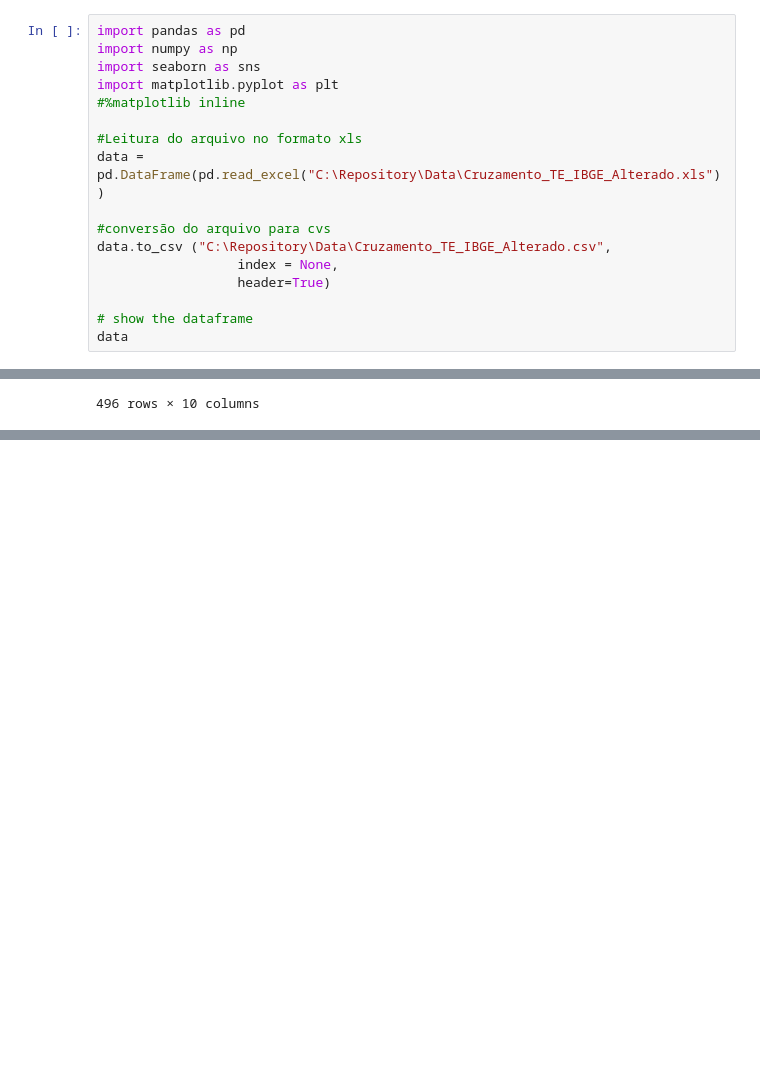
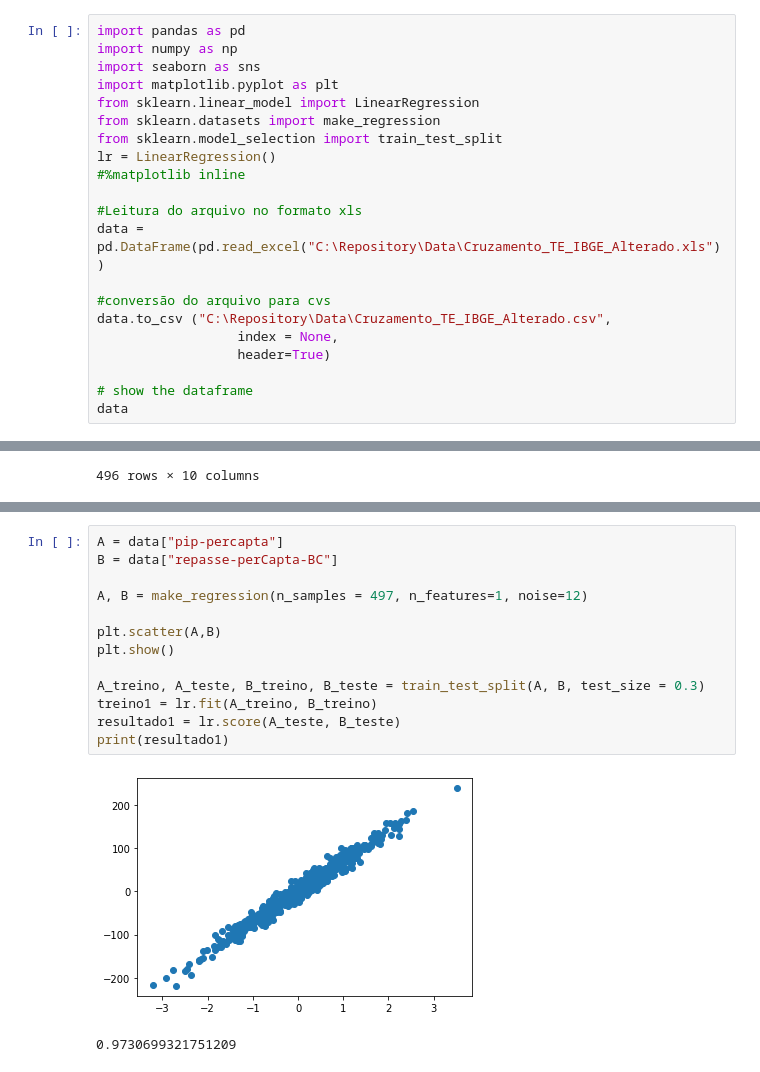
Before and after one commit to ProjectToDesenv/PosGraduacao2021-algorithms-DSM4, a Jupyter notebook: Tributacao_ICMS_RS.ipynb, the cells around one changed output, grey strips where cells are left out. Drawn from its saved outputs; the diff is of its cells as text; blank space fills up the shorter version.

Commit message:
inclusão de novos treinos

```diff
--- a/Tributacao_ICMS_RS.ipynb
+++ b/Tributacao_ICMS_RS.ipynb
@@ -7,6 +7,10 @@ import pandas as pd
 import numpy as np
 import seaborn as sns
 import matplotlib.pyplot as plt
+from sklearn.linear_model import LinearRegression
+from sklearn.datasets import make_regression
+from sklearn.model_selection import train_test_split
+lr = LinearRegression()
 #%matplotlib inline
 
 #Leitura do arquivo no formato xls
@@ -62 +66,17 @@ pip-percapta-2018            0
 dtype: int64
+# %%
+A = data["pip-percapta"]
+B = data["repasse-perCapta-BC"]
+
+A, B = make_regression(n_samples = 497, n_features=1, noise=12)
+
+plt.scatter(A,B)
+plt.show()
+
+A_treino, A_teste, B_treino, B_teste = train_test_split(A, B, test_size = 0.3)
+treino1 = lr.fit(A_treino, B_treino)
+resultado1 = lr.score(A_teste, B_teste)
+print(resultado1)
+# %% [output]
+[figure, added]
+0.9730699321751209
```
Also changed, not shown: parts of 3 cells of this notebook.
